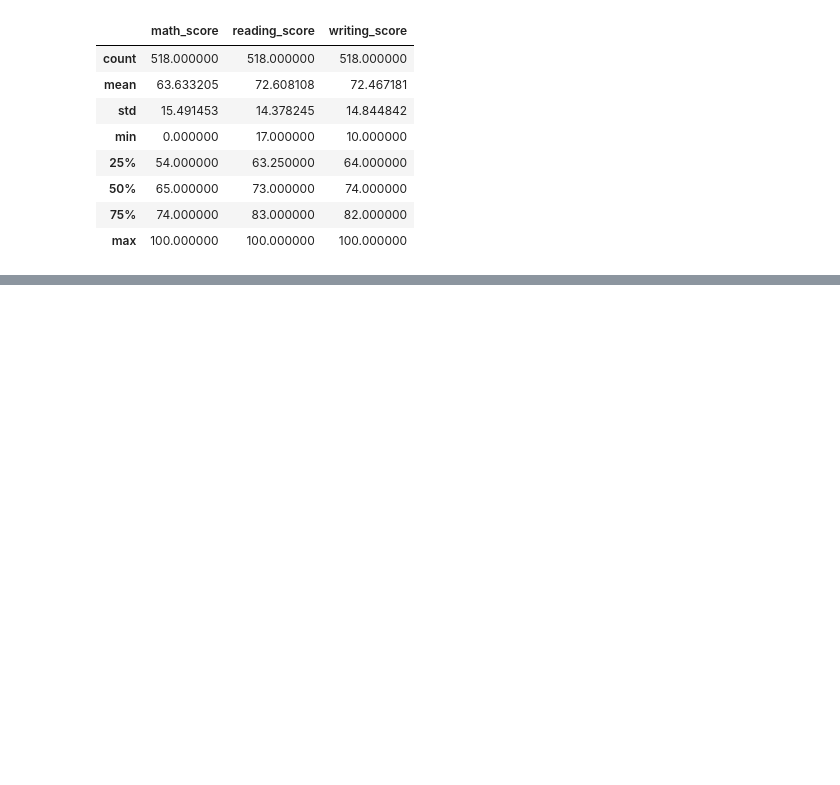
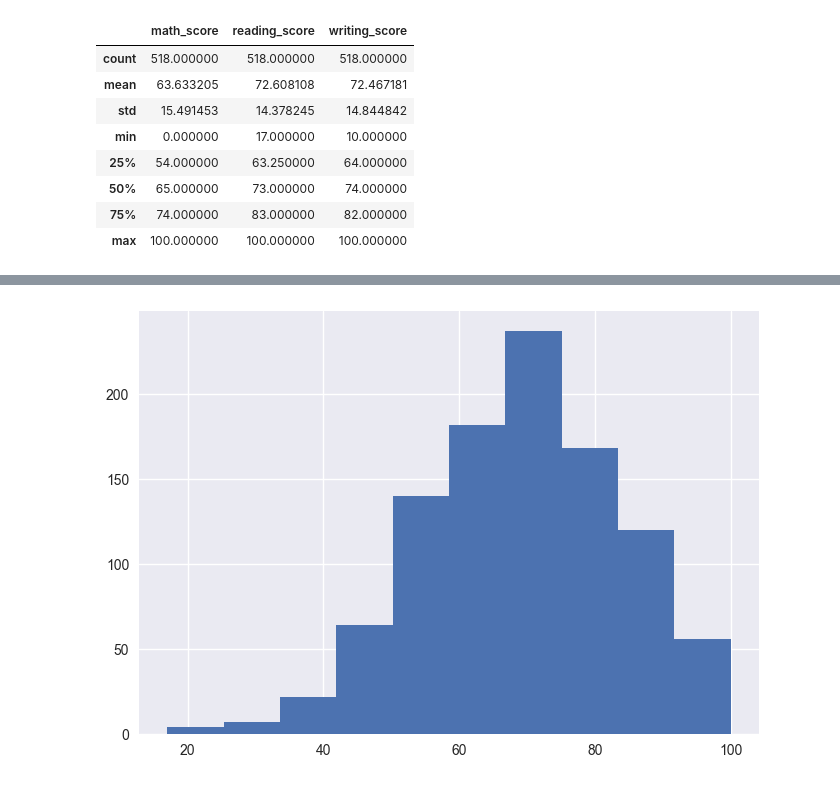
Before and after one commit to hazywho/Junior-Data-Scientist, a Jupyter notebook: plots_dsf.ipynb, the cells around one changed output, grey strips where cells are left out. Saved outputs shown, nothing was run; the diff lists cells and outputs as text; code cells hidden in the pictures; blank space fills up the shorter version.

```diff
--- a/plots_dsf.ipynb
+++ b/plots_dsf.ipynb
@@ -165,0 +184,5 @@ femaledf.describe()
+# %%
+plt.hist(df["reading_score"])
+plt.show()
+# %% [output]
+[figure, added]
```
Also changed, not shown: parts of 11 cells of this notebook.
